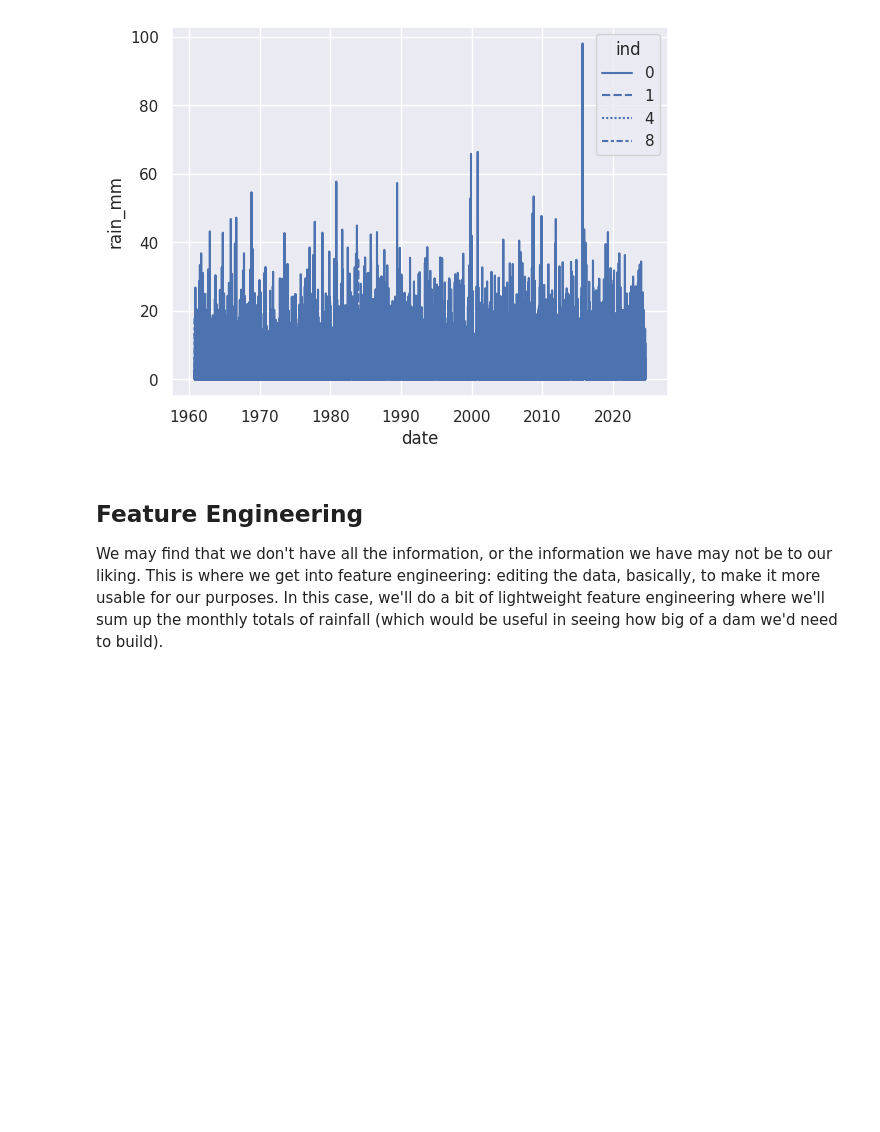
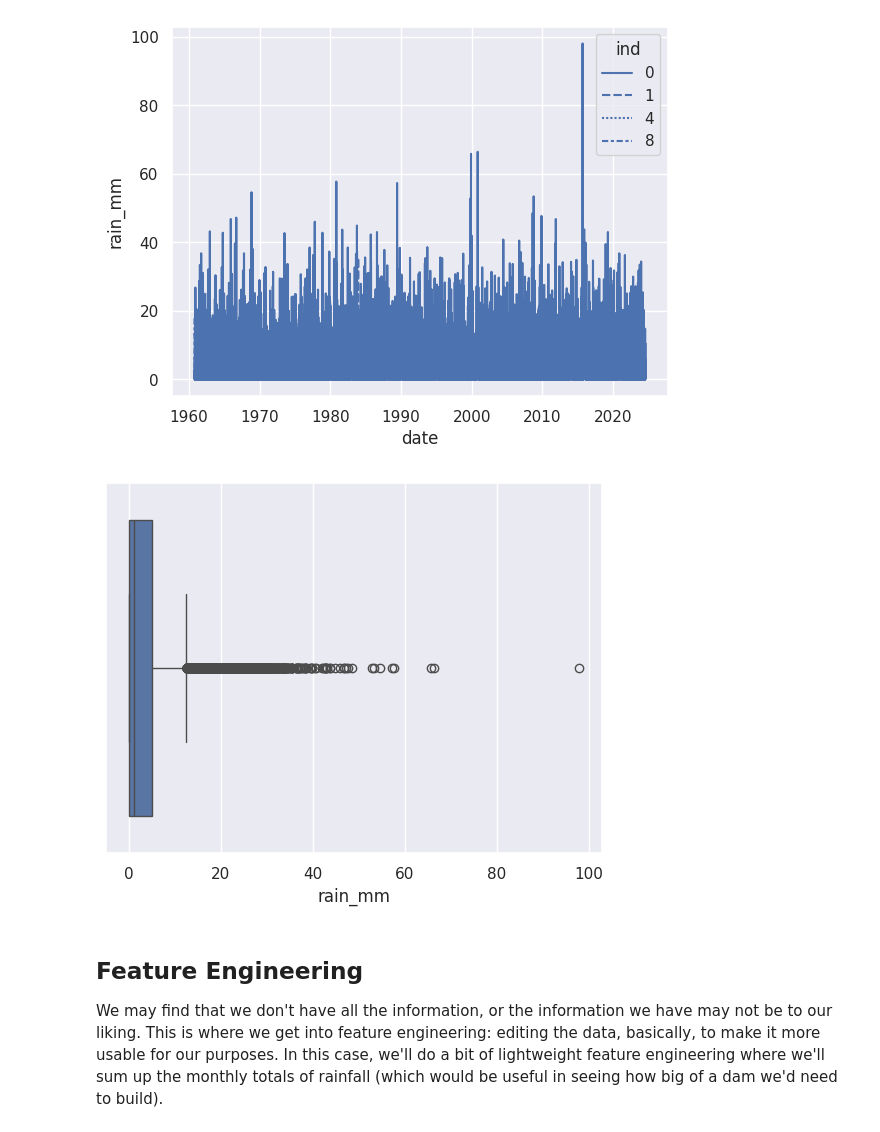
Before and after one commit to jporcenaluk/ai-crash-course, a Jupyter notebook: src/costelloe_fishery.ipynb, the cells around one changed output. Saved outputs shown, nothing was run; the diff lists cells and outputs as text; code cells hidden in the pictures; blank space fills up the shorter version.

```diff
--- a/src/costelloe_fishery.ipynb
+++ b/src/costelloe_fishery.ipynb
@@ -79,6 +80,10 @@ sns.set_theme()
 sns.lineplot(data=df, x="date", y="rain_mm", style="ind");
 # %% [output]
 [figure]
+# %%
+sns.boxplot(data=df, x="rain_mm");
+# %% [output]
+[figure, added]
 # %% [markdown]
 ## Feature Engineering
 
```
Also changed, not shown: parts of 11 cells of this notebook, 2 other files.
